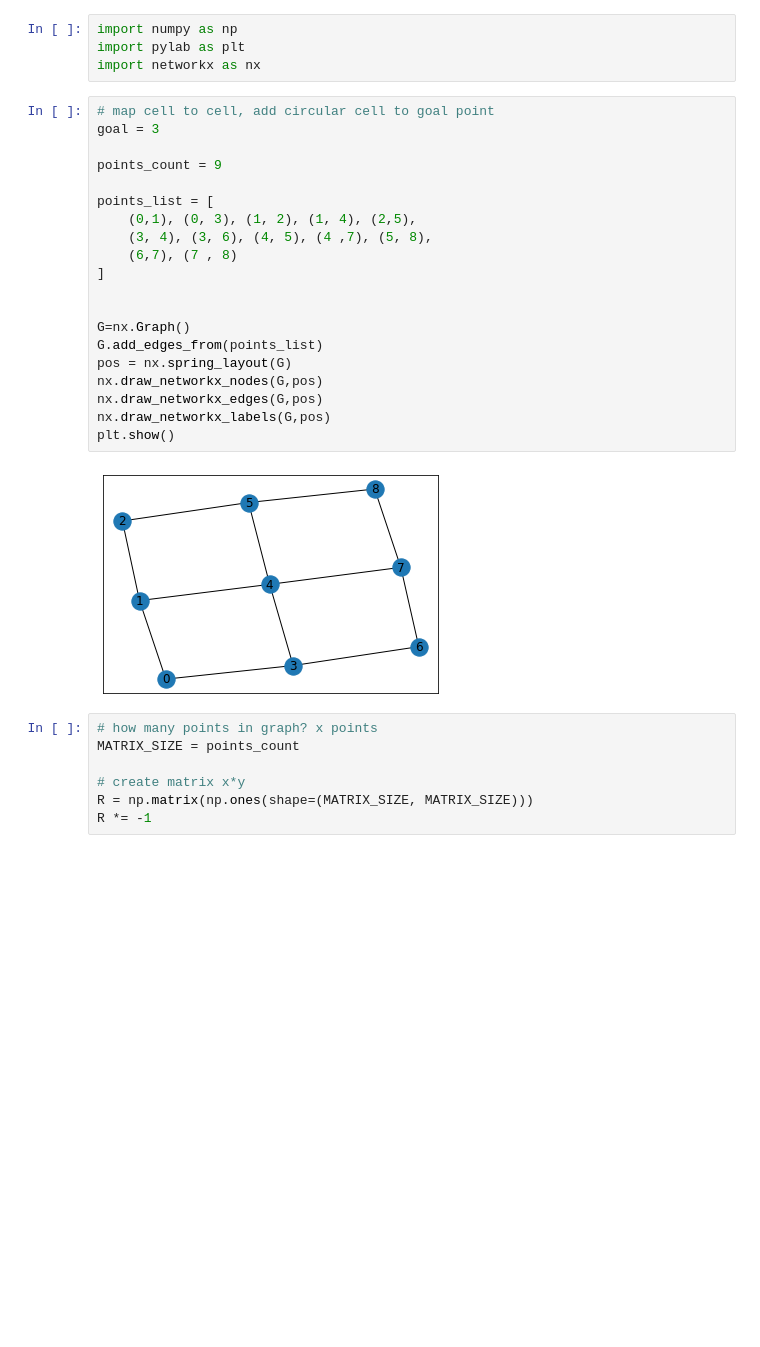
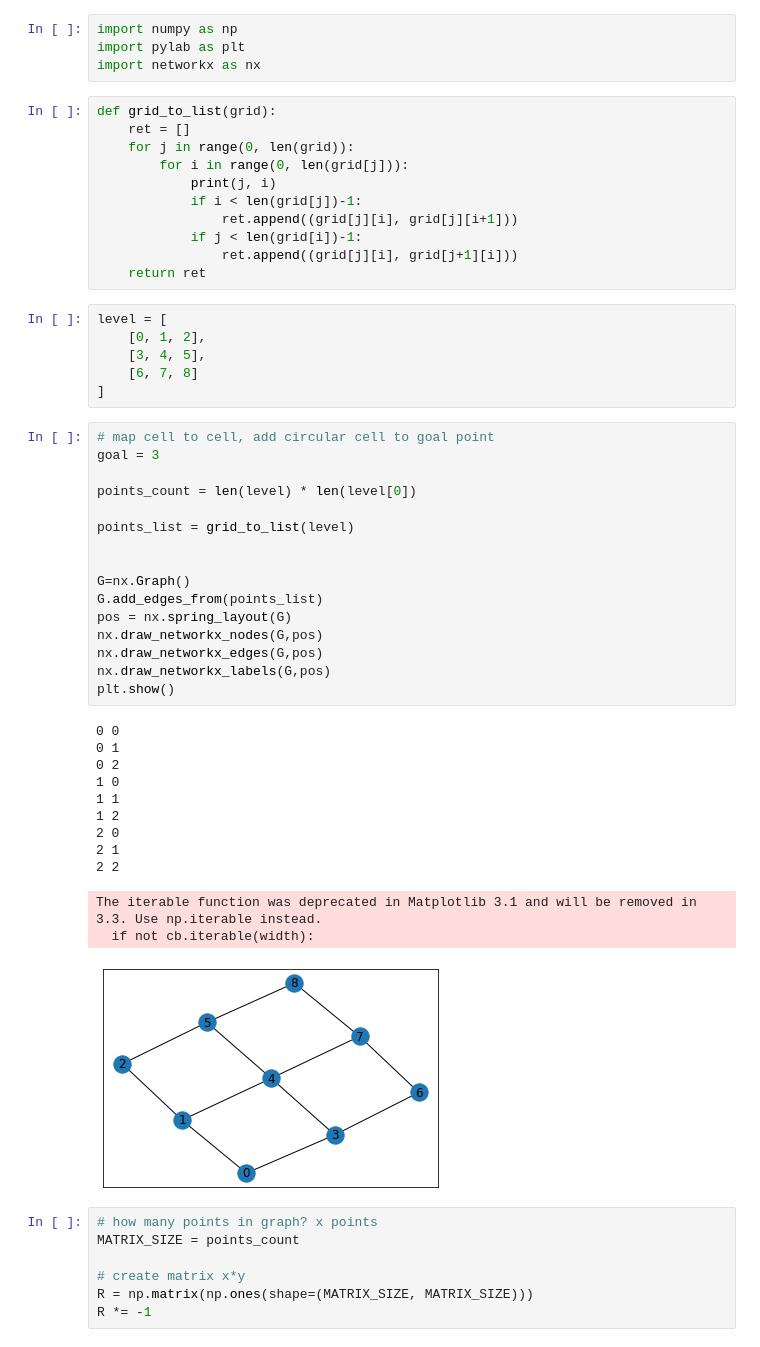
Before and after one commit to yortuc/Q-learning-examples, a Jupyter notebook: 2. Shortest path finding on grid.ipynb, the cells around one changed output. Cells and saved outputs as stored; diff of their text form; blank space fills up the shorter version.

Commit message:
grid to matrix

```diff
--- a/2. Shortest path finding on grid.ipynb
+++ b/2. Shortest path finding on grid.ipynb
@@ -2,28 +2,52 @@
 import numpy as np
 import pylab as plt
 import networkx as nx
+# %%
+def grid_to_list(grid):
+    ret = []
+    for j in range(0, len(grid)):
+        for i in range(0, len(grid[j])):
+            print(j, i)
+            if i < len(grid[j])-1:
+                ret.append((grid[j][i], grid[j][i+1]))
+            if j < len(grid[i])-1:
+                ret.append((grid[j][i], grid[j+1][i]))
+    return ret
+# %%
+level = [
+    [0, 1, 2],
+    [3, 4, 5],
+    [6, 7, 8]
+]
 # %%
 # map cell to cell, add circular cell to goal point
 goal = 3
 
-points_count = 9
+points_count = len(level) * len(level[0])
 
-points_list = [
-    (0,1), (0, 3), (1, 2), (1, 4), (2,5),
-    (3, 4), (3, 6), (4, 5), (4 ,7), (5, 8),
-    (6,7), (7 , 8)
-]
+points_list = grid_to_list(level)
 
 
 G=nx.Graph()
 G.add_edges_from(points_list)
 pos = nx.spring_layout(G)
 nx.draw_networkx_nodes(G,pos)
 nx.draw_networkx_edges(G,pos)
 nx.draw_networkx_labels(G,pos)
 plt.show()
 # %% [output]
+0 0
+0 1
+0 2
+1 0
+1 1
+1 2
+2 0
+2 1
+2 2
+The iterable function was deprecated in Matplotlib 3.1 and will be removed in 3.3. Use np.iterable instead.
+  if not cb.iterable(width):
-[figure, old version]
+[figure, new version]
 # %%
 # how many points in graph? x points
 MATRIX_SIZE = points_count
```
Also changed, not shown: parts of 3 cells of this notebook.
